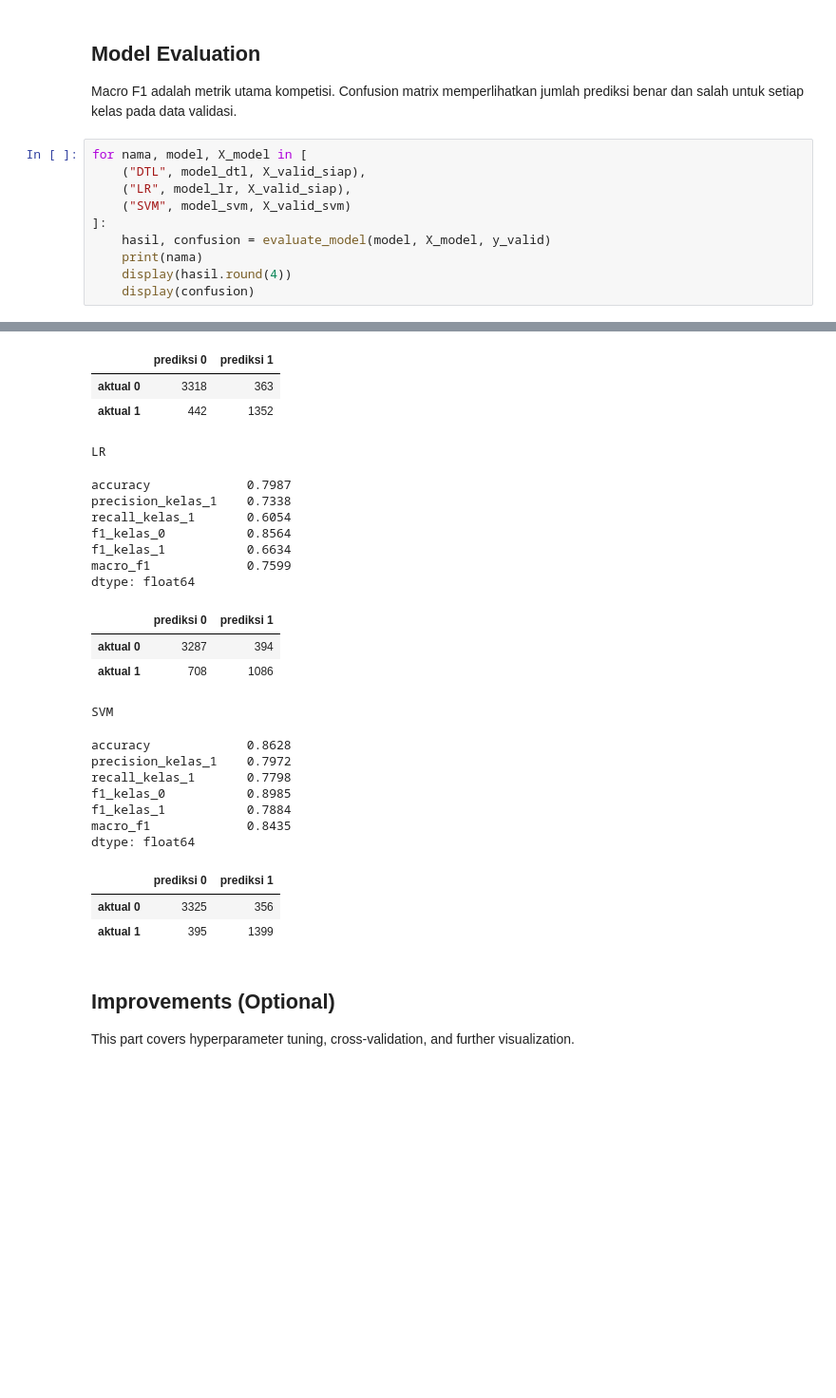
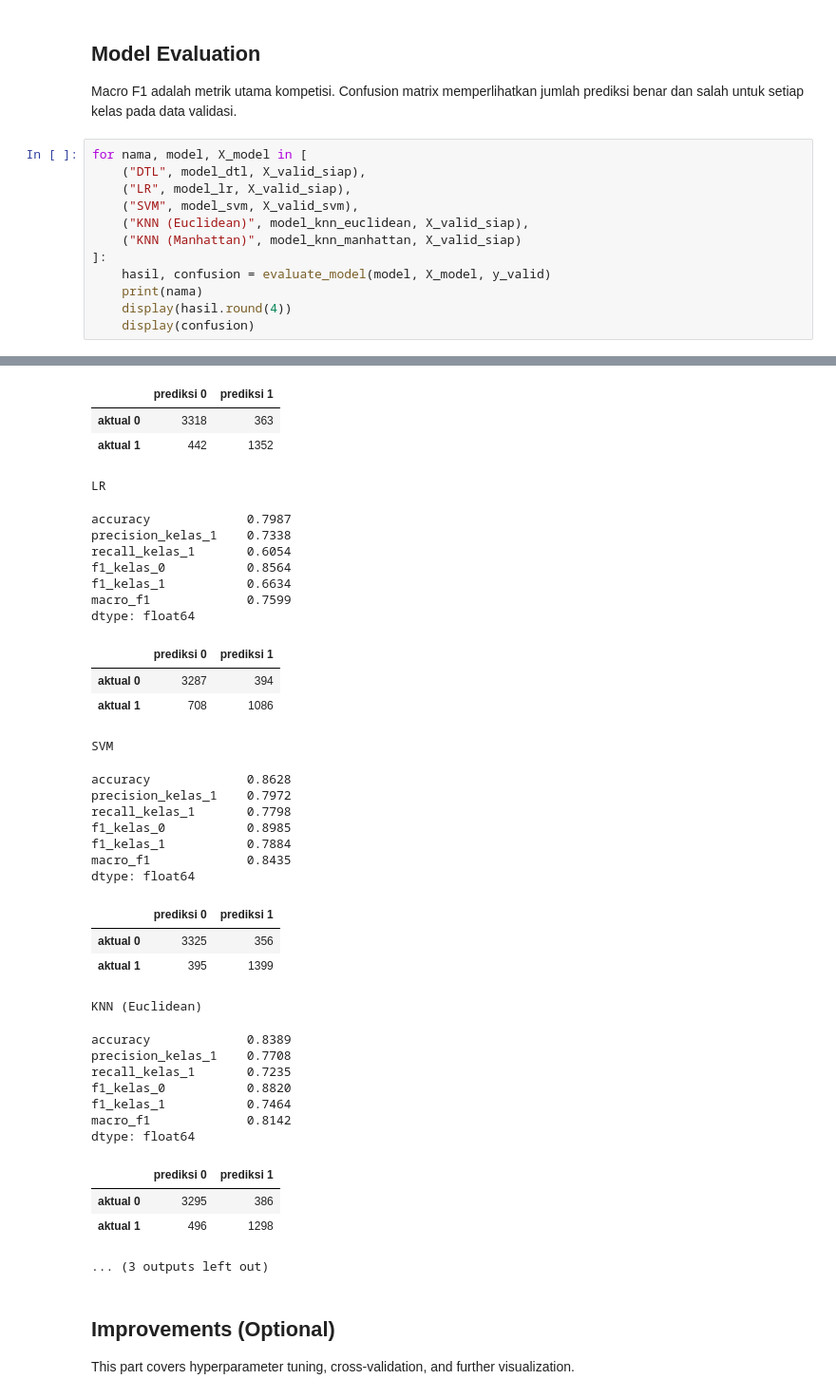
Before and after one commit to Alpaomega1136/IF3170_G31_KelompokDadakan, a Jupyter notebook: src/notebooks/IF3170_G31_KelompokDadakan.ipynb, the cells around one changed output, grey strips where cells are left out. Shown at 95% size. Drawn from its saved outputs; the diff is of its cells as text; blank space fills up the shorter version.

```diff
--- a/src/notebooks/IF3170_G31_KelompokDadakan.ipynb
+++ b/src/notebooks/IF3170_G31_KelompokDadakan.ipynb
@@ -550,7 +532,9 @@ Macro F1 adalah metrik utama kompetisi. Confusion matrix memperlihatkan jumlah p
 for nama, model, X_model in [
     ("DTL", model_dtl, X_valid_siap),
     ("LR", model_lr, X_valid_siap),
-    ("SVM", model_svm, X_valid_svm)
+    ("SVM", model_svm, X_valid_svm),
+    ("KNN (Euclidean)", model_knn_euclidean, X_valid_siap),
+    ("KNN (Manhattan)", model_knn_manhattan, X_valid_siap)
 ]:
     hasil, confusion = evaluate_model(model, X_model, y_valid)
     print(nama)
@@ -563,33 +547,45 @@ precision_kelas_1    0.7883
 recall_kelas_1       0.7536
 f1_kelas_0           0.8918
 f1_kelas_1           0.7706
 macro_f1             0.8312
 dtype: float64
 |  | prediksi 0 | prediksi 1 |
 | aktual 0 | 3318 | 363 |
 | aktual 1 | 442 | 1352 |
 LR
 accuracy             0.7987
 precision_kelas_1    0.7338
 recall_kelas_1       0.6054
 f1_kelas_0           0.8564
 f1_kelas_1           0.6634
 macro_f1             0.7599
 dtype: float64
 |  | prediksi 0 | prediksi 1 |
 | aktual 0 | 3287 | 394 |
 | aktual 1 | 708 | 1086 |
 SVM
 accuracy             0.8628
 precision_kelas_1    0.7972
 recall_kelas_1       0.7798
 f1_kelas_0           0.8985
 f1_kelas_1           0.7884
 macro_f1             0.8435
 dtype: float64
 |  | prediksi 0 | prediksi 1 |
 | aktual 0 | 3325 | 356 |
 | aktual 1 | 395 | 1399 |
+KNN (Euclidean)
+accuracy             0.8389
+precision_kelas_1    0.7708
+recall_kelas_1       0.7235
+f1_kelas_0           0.8820
+f1_kelas_1           0.7464
+macro_f1             0.8142
+dtype: float64
+|  | prediksi 0 | prediksi 1 |
+| aktual 0 | 3295 | 386 |
+| aktual 1 | 496 | 1298 |
+... (3 outputs left out)
 # %% [markdown]
 ## Improvements (Optional)
 
```
Also changed, not shown: parts of 11 cells of this notebook.
